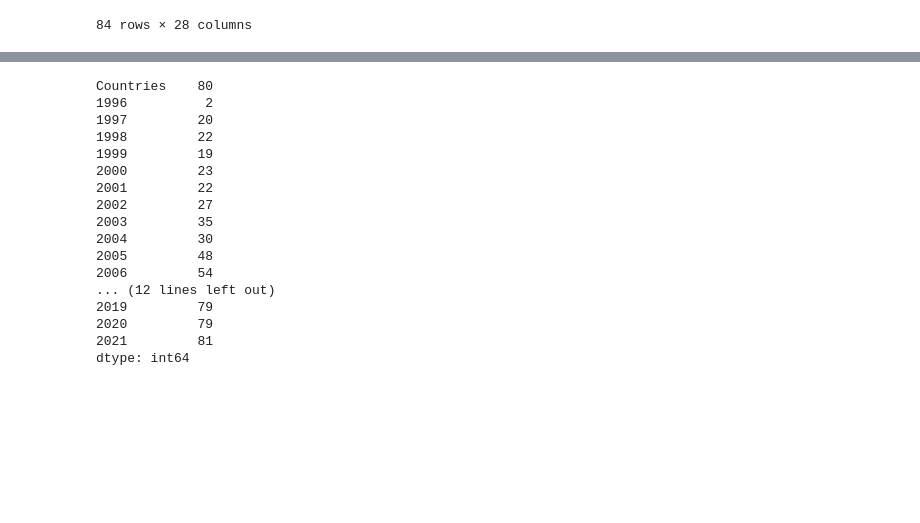
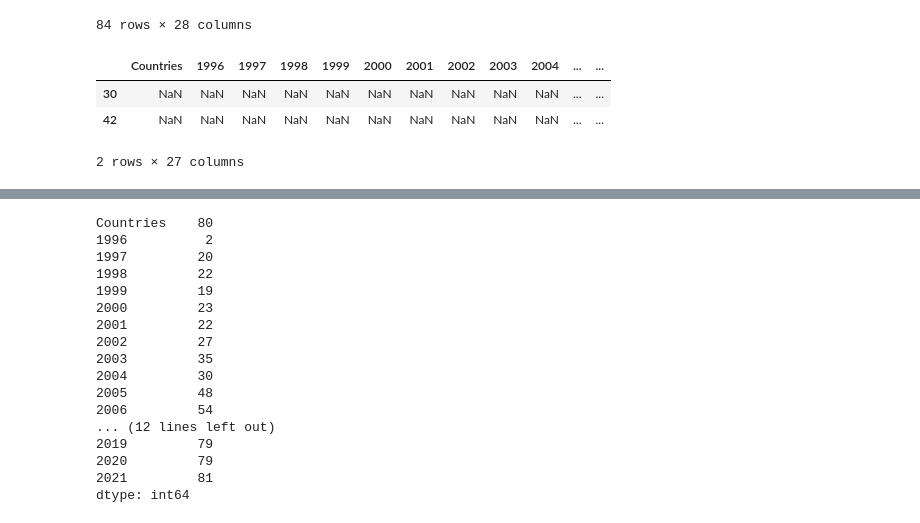
Before and after one commit to spyderroque/Georgia-Ukraine-War, a Jupyter notebook: Economics/Economics.ipynb, the cells around one changed output, grey strips where cells are left out. Cells and saved outputs as stored; diff of their text form; code cells hidden in the pictures; blank space fills up the shorter version.

```diff
--- a/Economics/Economics.ipynb
+++ b/Economics/Economics.ipynb
@@ -35,6 +35,13 @@ df_FDICountry.drop(1, inplace = True)
 df_FDICountry.drop(columns = "Code", inplace = True)
 # %%
 df_FDICountry.replace(to_replace = "-", value = 0, inplace = True)
+# %%
+df_FDICountry[df_FDICountry['Countries'].isna()]
+# %% [output]
+|  | Countries | 1996 | 1997 | 1998 | 1999 | 2000 | 2001 | 2002 | 2003 | 2004 | ... | ... |
+| 30 | NaN | NaN | NaN | NaN | NaN | NaN | NaN | NaN | NaN | NaN | ... | ... |
+| 42 | NaN | NaN | NaN | NaN | NaN | NaN | NaN | NaN | NaN | NaN | ... | ... |
+2 rows × 27 columns
 # %%
 df_FDICountry.head()
 # %% [output]
```
Also changed, not shown: parts of 3 cells of this notebook, 1 other file.
